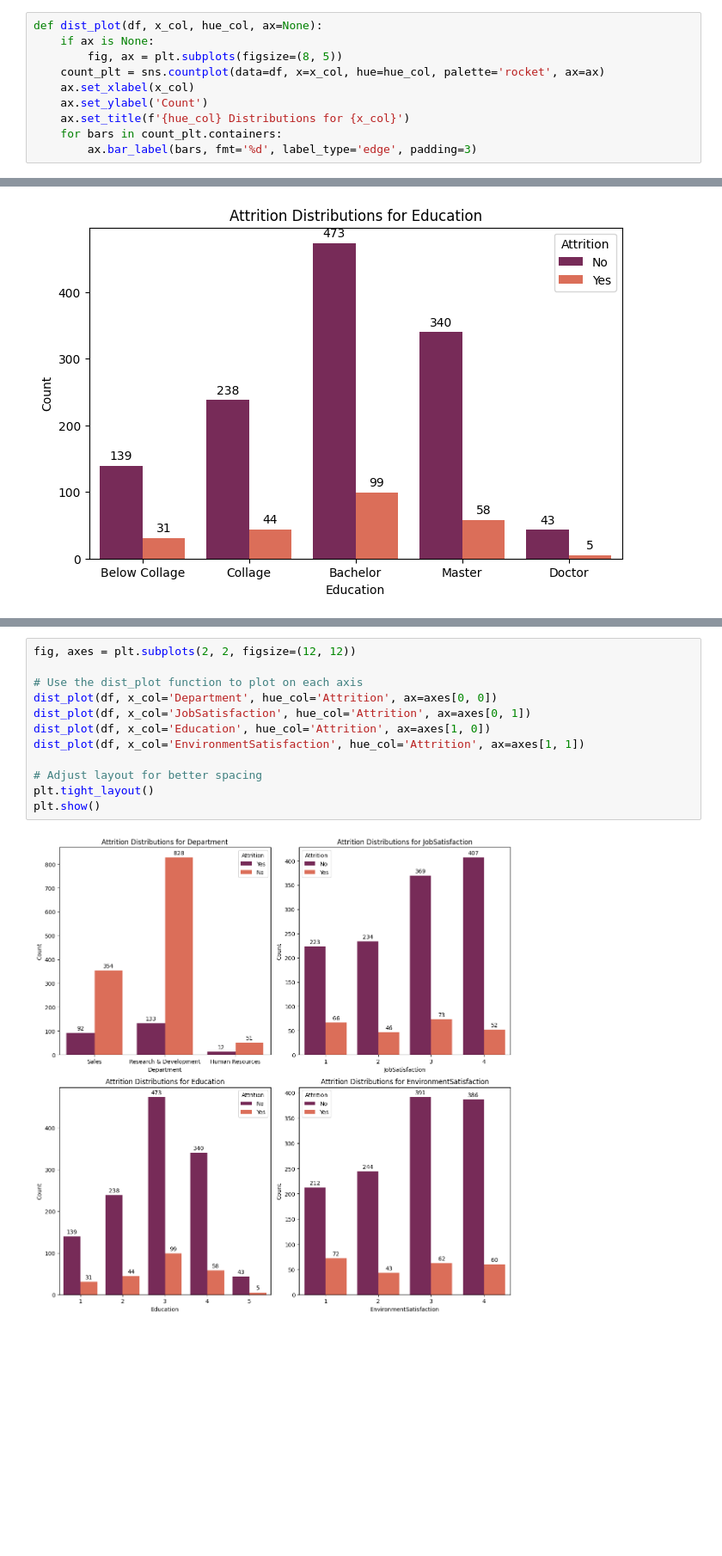
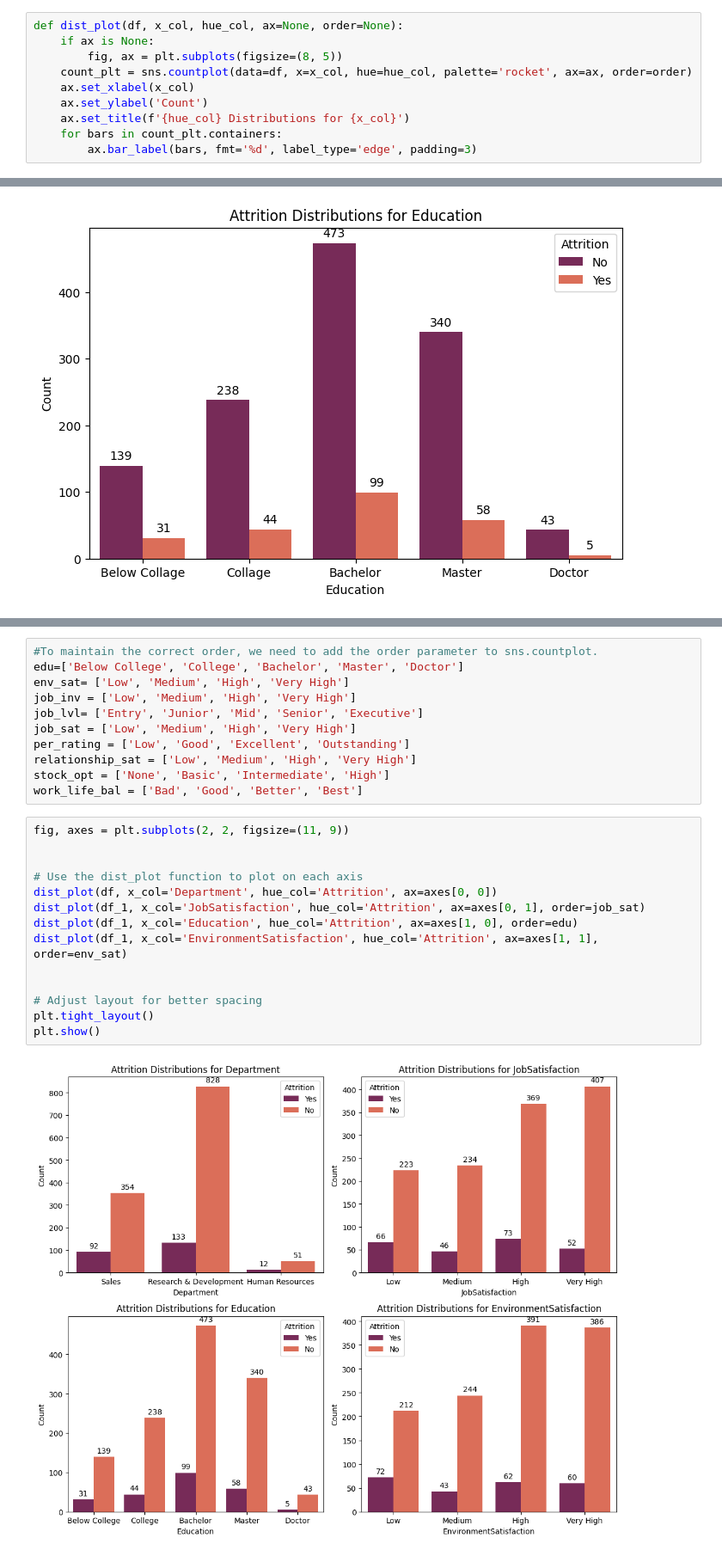
Before and after one commit to selvet-elo/IBM-Employee-Attrition-Dataset, a Jupyter notebook: IBM_HR_data_visualization.ipynb, the cells around one changed output, grey strips where cells are left out. Shown at 86% size. Saved outputs shown, nothing was run; the diff lists cells and outputs as text; blank space fills up the shorter version.

```diff
--- a/IBM_HR_data_visualization.ipynb
+++ b/IBM_HR_data_visualization.ipynb
@@ -52,8 +43,8 @@ sns.displot(x='Age', hue='Attrition', data=df, palette='rocket')
 # %%
-def dist_plot(df, x_col, hue_col, ax=None):
+def dist_plot(df, x_col, hue_col, ax=None, order=None):
     if ax is None:
         fig, ax = plt.subplots(figsize=(8, 5))
-    count_plt = sns.countplot(data=df, x=x_col, hue=hue_col, palette='rocket', ax=ax)
+    count_plt = sns.countplot(data=df, x=x_col, hue=hue_col, palette='rocket', ax=ax, order=order)
     ax.set_xlabel(x_col)
     ax.set_ylabel('Count')
     ax.set_title(f'{hue_col} Distributions for {x_col}')
@@ -81,14 +87,27 @@ plt.xticks(ticks=[0,1,2,3,4], labels=['Below Collage', 'Collage', 'Bachelor', 'M
+# %%
+#To maintain the correct order, we need to add the order parameter to sns.countplot.
+edu=['Below College', 'College', 'Bachelor', 'Master', 'Doctor']
+env_sat= ['Low', 'Medium', 'High', 'Very High']
+job_inv = ['Low', 'Medium', 'High', 'Very High']
+job_lvl= ['Entry', 'Junior', 'Mid', 'Senior', 'Executive']
+job_sat = ['Low', 'Medium', 'High', 'Very High']
+per_rating = ['Low', 'Good', 'Excellent', 'Outstanding']
+relationship_sat = ['Low', 'Medium', 'High', 'Very High']
+stock_opt = ['None', 'Basic', 'Intermediate', 'High']
+work_life_bal = ['Bad', 'Good', 'Better', 'Best']
 # %%
-fig, axes = plt.subplots(2, 2, figsize=(12, 12))
+fig, axes = plt.subplots(2, 2, figsize=(11, 9))
+
 
 # Use the dist_plot function to plot on each axis
 dist_plot(df, x_col='Department', hue_col='Attrition', ax=axes[0, 0])
-dist_plot(df, x_col='JobSatisfaction', hue_col='Attrition', ax=axes[0, 1])
-dist_plot(df, x_col='Education', hue_col='Attrition', ax=axes[1, 0])
-dist_plot(df, x_col='EnvironmentSatisfaction', hue_col='Attrition', ax=axes[1, 1])
+dist_plot(df_1, x_col='JobSatisfaction', hue_col='Attrition', ax=axes[0, 1], order=job_sat)
+dist_plot(df_1, x_col='Education', hue_col='Attrition', ax=axes[1, 0], order=edu)
+dist_plot(df_1, x_col='EnvironmentSatisfaction', hue_col='Attrition', ax=axes[1, 1], order=env_sat)
+
 
 # Adjust layout for better spacing
 plt.tight_layout()
 plt.show()
 # %% [output]
-[figure, old version]
+[figure, new version]
```
Also changed, not shown: parts of 5 cells of this notebook.
